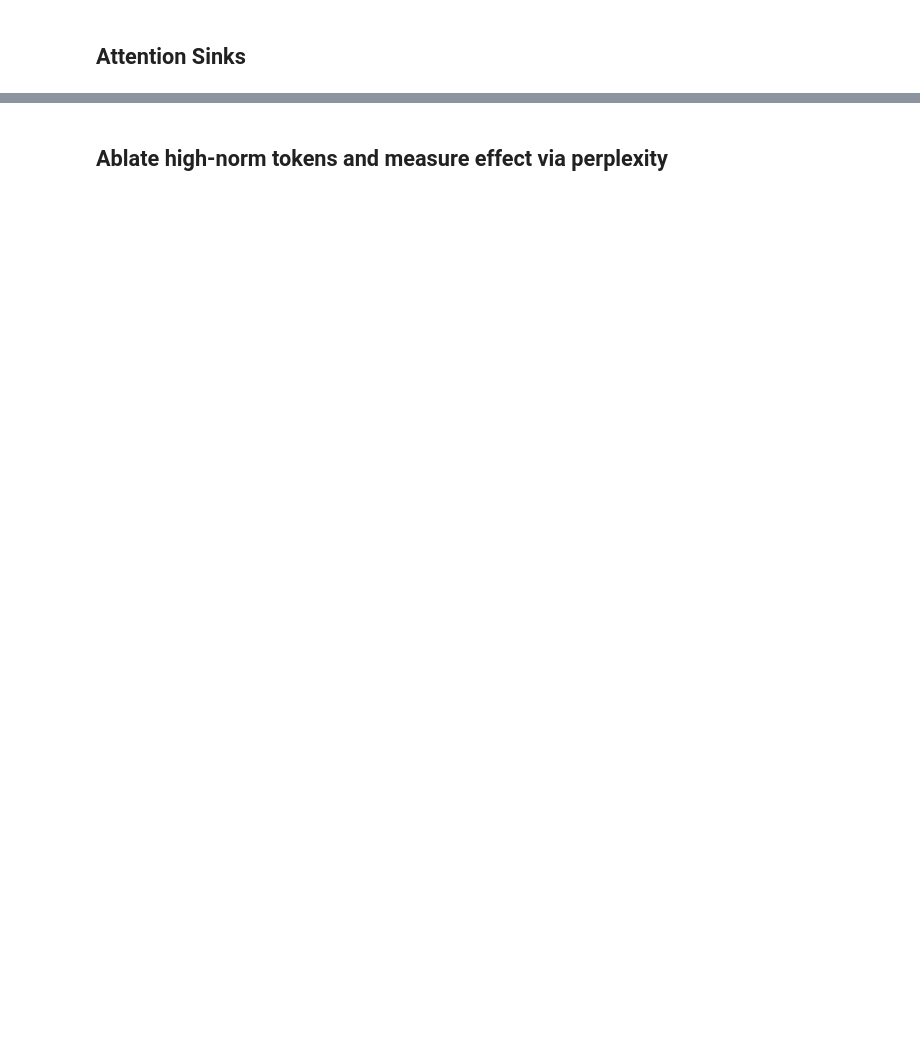
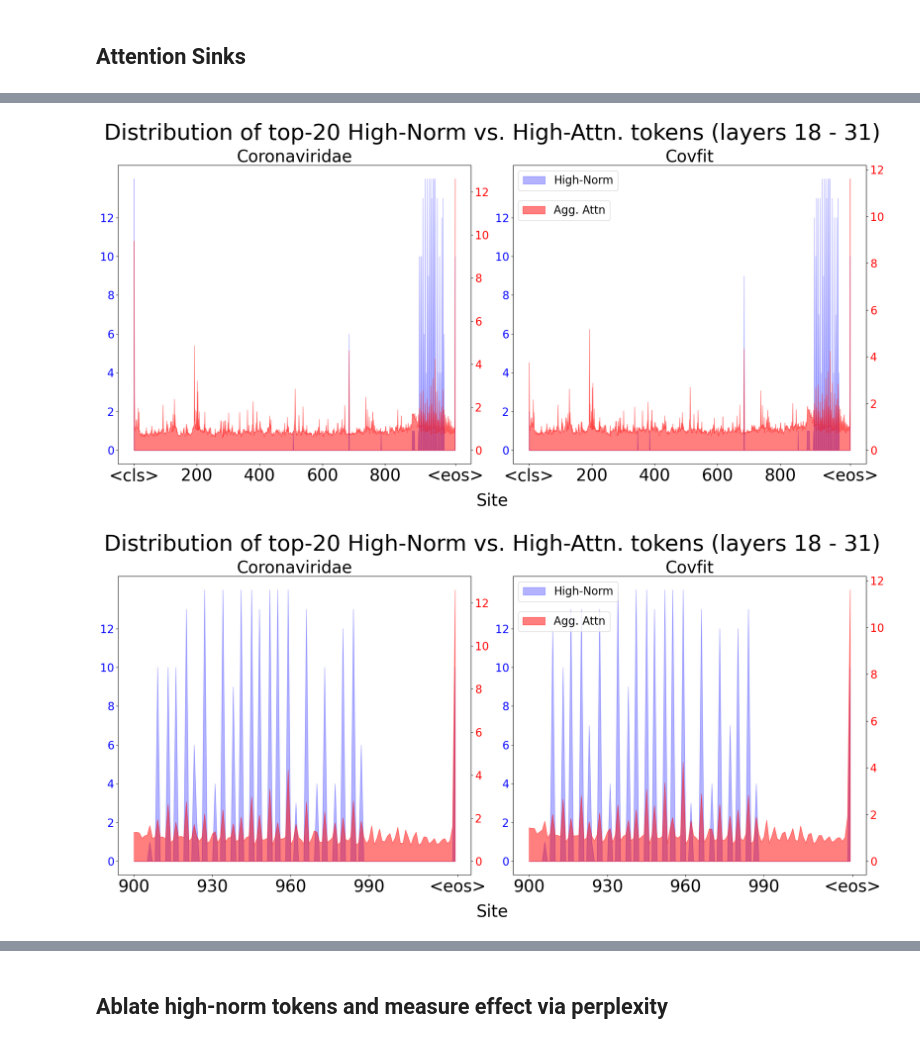
Before and after one commit to blab/mutational-embedding-vectors, a Jupyter notebook: notebooks/ex32_covarying_sites.ipynb, the cells around one changed output, grey strips where cells are left out. Drawn from its saved outputs; the diff is of its cells as text; code cells hidden in the pictures; blank space fills up the shorter version.

```diff
--- a/notebooks/ex32_covarying_sites.ipynb
+++ b/notebooks/ex32_covarying_sites.ipynb
@@ -881,0 +935,10 @@ print(layer_pattern[layer,head].sum(dim=0).topk(k=10))
+# %%
+key_layer_start = 18
+key_layer_end = 32
+# %%
+def aggregate_attn(layer_pattern, key_layer_start, key_layer_end):
+    return layer_pattern[key_layer_start:key_layer_end].sum(dim=-2).mean(dim=0).mean(dim=0)
+
+# take mean of attention row sums over key layers over all head
+agg_attn_pattern_coronaviridae = aggregate_attn(layer_pattern_coronaviridae, key_layer_start, key_layer_end)
+agg_attn_pattern_covfit = aggregate_attn(layer_pattern_covfit, key_layer_start, key_layer_end)
@@ -882,3 +993,27 @@ print(layer_pattern[layer,head].sum(dim=0).topk(k=10))
+# %%
+plot_attn_vs_norm(
+    topk_name_list=["Coronaviridae", "Covfit"],
+    topk_data_list=[hot_spots_coronaviridae, hot_spots_covfit],
+    attn_data_list=[agg_attn_pattern_coronaviridae, agg_attn_pattern_covfit],
+    seq_len=hooked_esm.cfg.n_ctx,
+    xtick_label_data=[[0,200,400,600,800,hooked_esm.cfg.n_ctx], ["<cls>",200,400,600,800,"<eos>"]],
+    bbox_to_anchor=(0.29,0.9),
+    save_file="../figures/norm_vs_attn.png"
+)
+
+plot_attn_vs_norm(
+    topk_name_list=["Coronaviridae", "Covfit"],
+    topk_data_list=[hot_spots_coronaviridae, hot_spots_covfit],
+    attn_data_list=[agg_attn_pattern_coronaviridae, agg_attn_pattern_covfit],
+    seq_len=hooked_esm.cfg.n_ctx,
+    idx=torch.arange(900,hooked_esm.cfg.n_ctx),
+    xtick_label_data=[[900,930,960,990,hooked_esm.cfg.n_ctx], [900,930,960,990,"<eos>"]],
+    bbox_to_anchor=(0.29,0.9),
+    save_file="../figures/norm_vs_attn_zoomed.png"
+)
+# %% [output]
+[figure, added]
+[figure, added]
 # %%
 # visualizing attention scores
 head = 4
```
Also changed, not shown: parts of 17 cells of this notebook, 5 other files.
